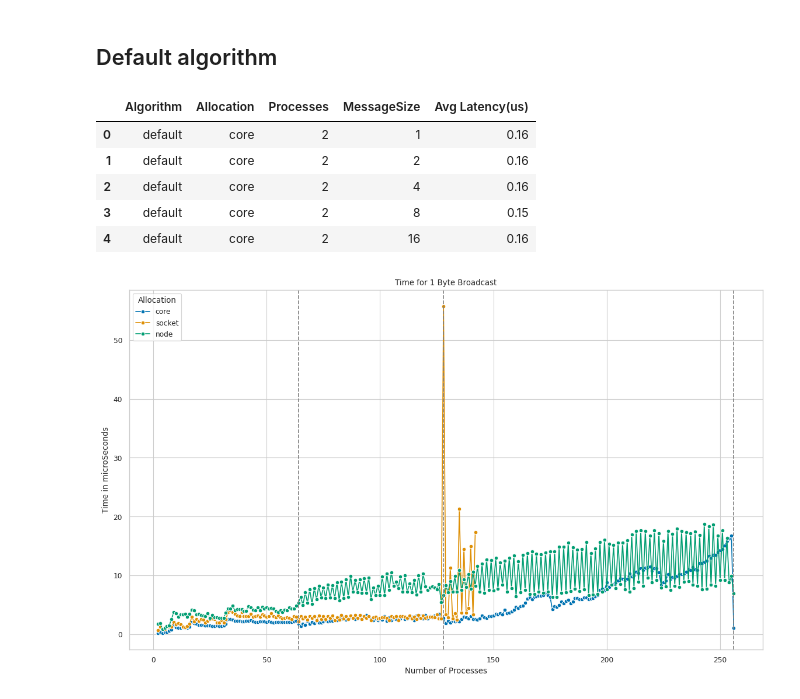
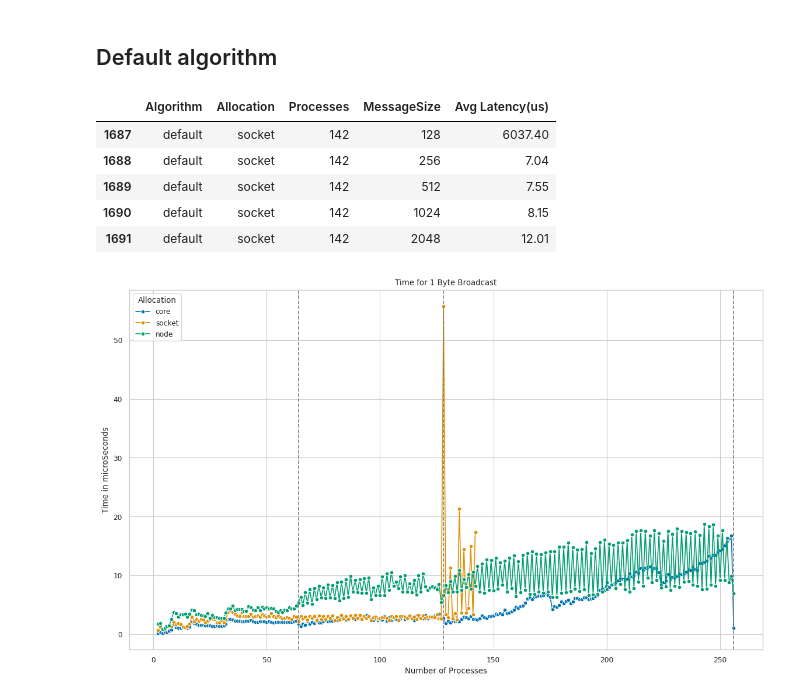
Before and after one commit to ValentinisAlessio/HPC_final_project, a Jupyter notebook: exercise1/plots/plots_bcast.ipynb, the cells around one changed output. Cells and saved outputs as stored; diff of their text form; code cells hidden in the pictures.

```diff
--- a/exercise1/plots/plots_bcast.ipynb
+++ b/exercise1/plots/plots_bcast.ipynb
@@ -141,19 +146,21 @@ fig.savefig('bcast_linear_1byte.png')
 # %%
 default_core = pd.read_csv('../results_def/bcast_def_results_wu_core.csv')
 default_socket = pd.read_csv('../results_def/bcast_def_results_wu_socket.csv')
 default_node = pd.read_csv('../results_def/bcast_def_results_wu_node.csv')
 
 # Merge the data
 default = pd.concat([default_core, default_socket, default_node])
 
 default.head()
+default.tail()
+default_socket.tail()
 # %% [output]
 |  | Algorithm | Allocation | Processes | MessageSize | Avg Latency(us) |
-| 0 | default | core | 2 | 1 | 0.16 |
-| 1 | default | core | 2 | 2 | 0.16 |
-| 2 | default | core | 2 | 4 | 0.16 |
-| 3 | default | core | 2 | 8 | 0.15 |
-| 4 | default | core | 2 | 16 | 0.16 |
+| 1687 | default | socket | 142 | 128 | 6037.40 |
+| 1688 | default | socket | 142 | 256 | 7.04 |
+| 1689 | default | socket | 142 | 512 | 7.55 |
+| 1690 | default | socket | 142 | 1024 | 8.15 |
+| 1691 | default | socket | 142 | 2048 | 12.01 |
 # %%
 # plot the results concerning the 1 MessageSize
 df = default[default['MessageSize'] == 1]
```
Also changed, not shown: parts of 3 cells of this notebook, 12 other files.
